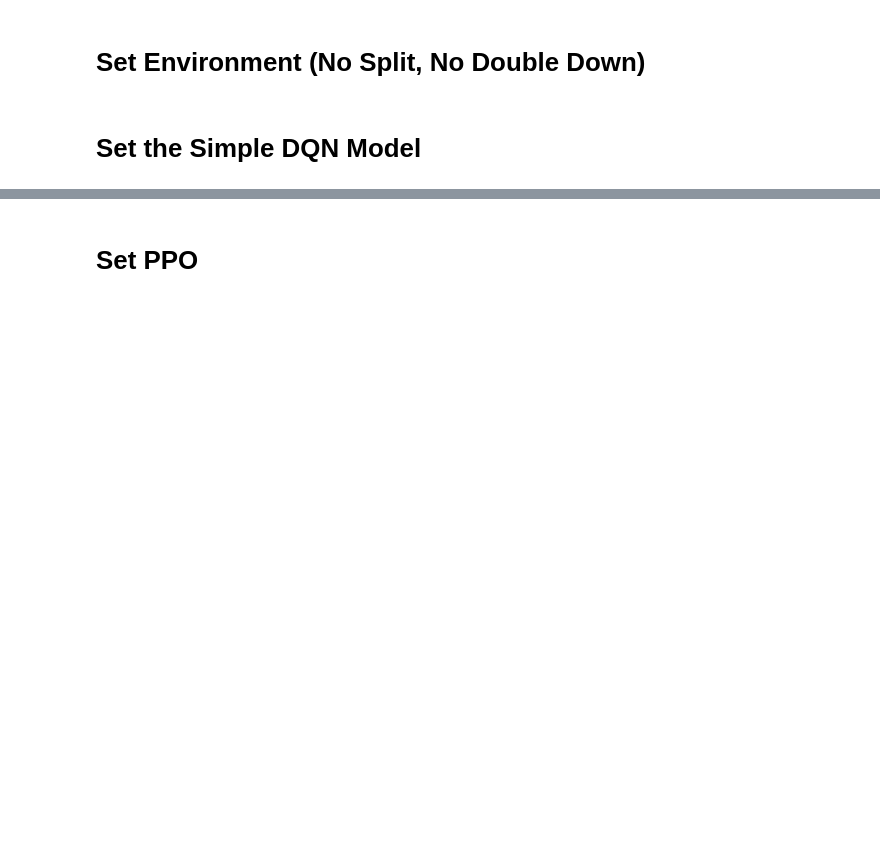
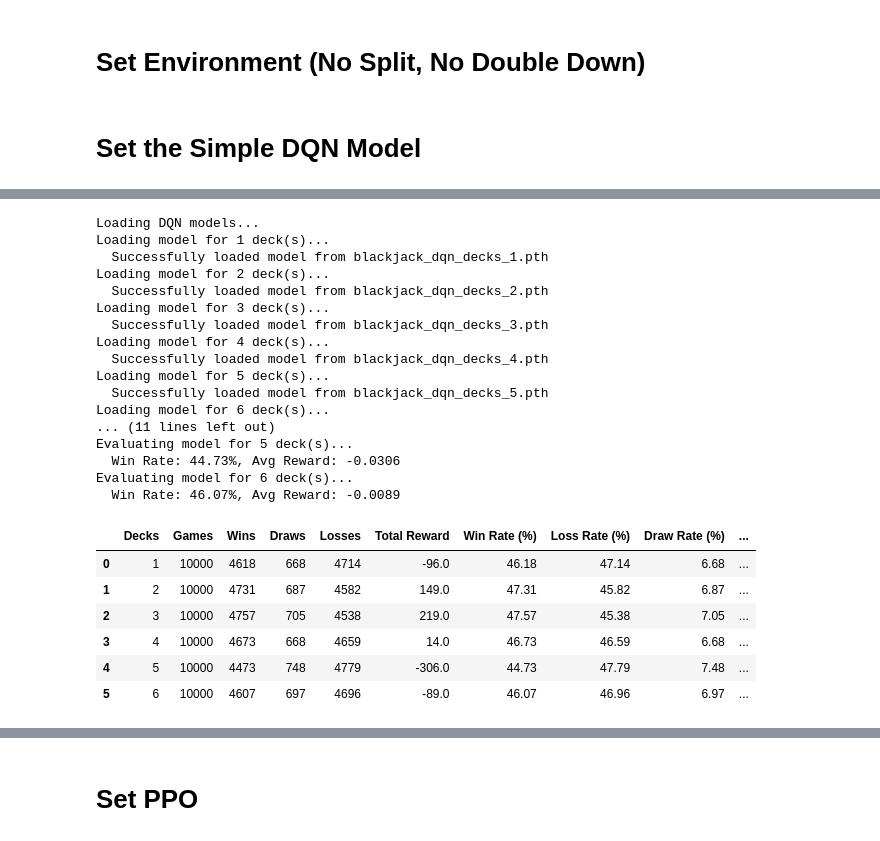
Before and after one commit to AHansViary/Blackjack-Simulation, a Jupyter notebook: Experiment-Simple/reinforcement.ipynb, the cells around one changed output, grey strips where cells are left out. Drawn from its saved outputs; the diff is of its cells as text; code cells hidden in the pictures; blank space fills up the shorter version.

```diff
--- a/Experiment-Simple/reinforcement.ipynb
+++ b/Experiment-Simple/reinforcement.ipynb
@@ -319,46 +357,103 @@ def preprocess_state(state):
 # Evaluate a single DQN model on a specific deck size
 def evaluate_dqn_model(q_network, num_decks, num_games=10000):
 
-    env = BlackjackEnv(numdecks=num_decks, natural=True)
+    env = BlackjackEnv(numdecks=num_decks, natural=False)
 
     wins = 0
     losses = 0
     draws = 0
     total_reward = 0
+    count_natural_player = 0
+    count_natural_dealer = 0
 
-    for game in range(num_games):
-        obs = env.reset()
+    for game in range(1, num_games+1):
+        obs = env.reset(seed=game)
         state = preprocess_state(obs)
         done = False
         episode_reward = 0
 
         while not done:
             with torch.no_grad():
                 state_tensor = torch.FloatTensor(state).unsqueeze(0)
                 action = q_network(state_tensor).argmax().item()
 
             next_obs, reward, done, _ = env.step(action)
+            if is_natural(env.hands[0]):
+                count_natural_player += 1
+            if is_natural(env.dealer):
+                count_natural_dealer += 1
             state = preprocess_state(next_obs)
             episode_reward += reward
 
         total_reward += episode_reward
         if episode_reward > 0:
             wins += 1
         elif episode_reward < 0:
             losses += 1
         else:
             draws += 1
 
     # Return results as a dictionary
     return {
         "Decks": num_decks,
         "Games": num_games,
         "Wins": wins,
         "Draws": draws,
         "Losses": losses,
         "Total Reward": round(total_reward, 4),
         "Win Rate (%)": round((wins / num_games) * 100, 4),
         "Loss Rate (%)": round((losses / num_games) * 100, 4),
         "Draw Rate (%)": round((draws / num_games) * 100, 4),
-        "Average Reward": round(total_reward / num_games, 4)
+        "Average Reward": round(total_reward / num_games, 4),
+        "Natural Player": count_natural_player,
+        "Natural Dealer": count_natural_dealer,
     }
+
+# Load models for each deck count
+print("\nLoading DQN models...")
+dqn_models = {}
+
+for num_decks in range(1, 7):
+    print(f"Loading model for {num_decks} deck(s)...")
+    model = load_dqn_model(num_decks)
+    if model is not None:
+        dqn_models[num_decks] = model
+
+# Evaluate each model and collect results
+print("\nEvaluating DQN models...")
+evaluation_results = []
+
+for num_decks, model in dqn_models.items():
+    print(f"Evaluating model for {num_decks} deck(s)...")
+    result = evaluate_dqn_model(model, num_decks, num_games=10000)
+    evaluation_results.append(result)
+    print(f"  Win Rate: {result['Win Rate (%)']:.2f}%, Avg Reward: {result['Average Reward']:.4f}")
+
+# Convert results to DataFrame
+df_dqn_results = pd.DataFrame(evaluation_results)
+df_dqn_results
+# %% [output]
+Loading DQN models...
+Loading model for 1 deck(s)...
+  Successfully loaded model from blackjack_dqn_decks_1.pth
+Loading model for 2 deck(s)...
+  Successfully loaded model from blackjack_dqn_decks_2.pth
+Loading model for 3 deck(s)...
+  Successfully loaded model from blackjack_dqn_decks_3.pth
+Loading model for 4 deck(s)...
+  Successfully loaded model from blackjack_dqn_decks_4.pth
+Loading model for 5 deck(s)...
+  Successfully loaded model from blackjack_dqn_decks_5.pth
+Loading model for 6 deck(s)...
+... (11 lines left out)
+Evaluating model for 5 deck(s)...
+  Win Rate: 44.73%, Avg Reward: -0.0306
+Evaluating model for 6 deck(s)...
+  Win Rate: 46.07%, Avg Reward: -0.0089
+|  | Decks | Games | Wins | Draws | Losses | Total Reward | Win Rate (%) | Loss Rate (%) | Draw Rate (%) | ... |
+| 0 | 1 | 10000 | 4618 | 668 | 4714 | -96.0 | 46.18 | 47.14 | 6.68 | ... |
+| 1 | 2 | 10000 | 4731 | 687 | 4582 | 149.0 | 47.31 | 45.82 | 6.87 | ... |
+| 2 | 3 | 10000 | 4757 | 705 | 4538 | 219.0 | 47.57 | 45.38 | 7.05 | ... |
+| 3 | 4 | 10000 | 4673 | 668 | 4659 | 14.0 | 46.73 | 46.59 | 6.68 | ... |
+| 4 | 5 | 10000 | 4473 | 748 | 4779 | -306.0 | 44.73 | 47.79 | 7.48 | ... |
+| 5 | 6 | 10000 | 4607 | 697 | 4696 | -89.0 | 46.07 | 46.96 | 6.97 | ... |
```
Also changed, not shown: parts of 13 cells of this notebook, 12 other files.
